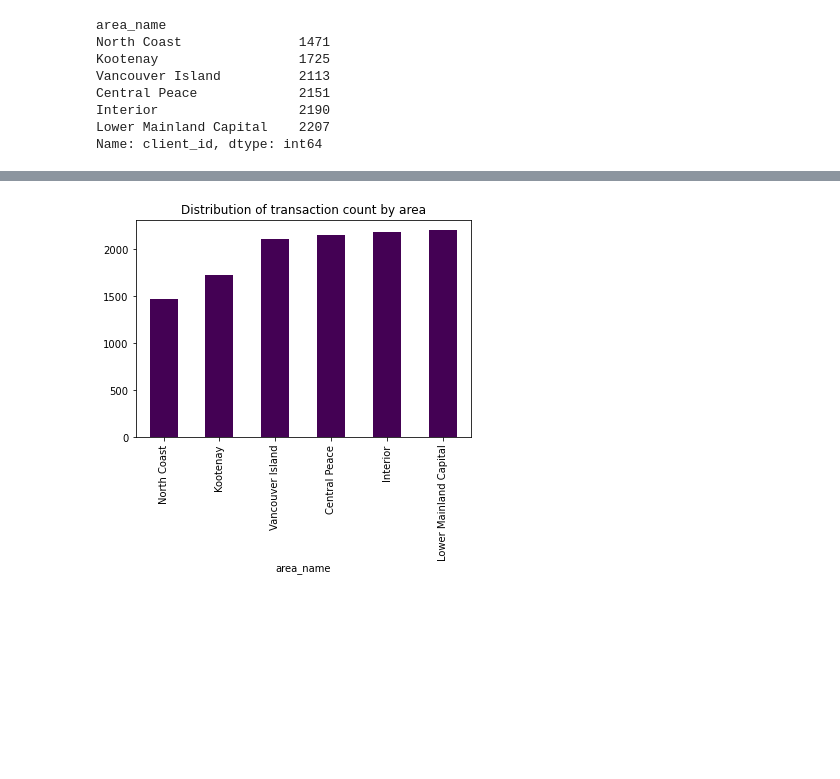
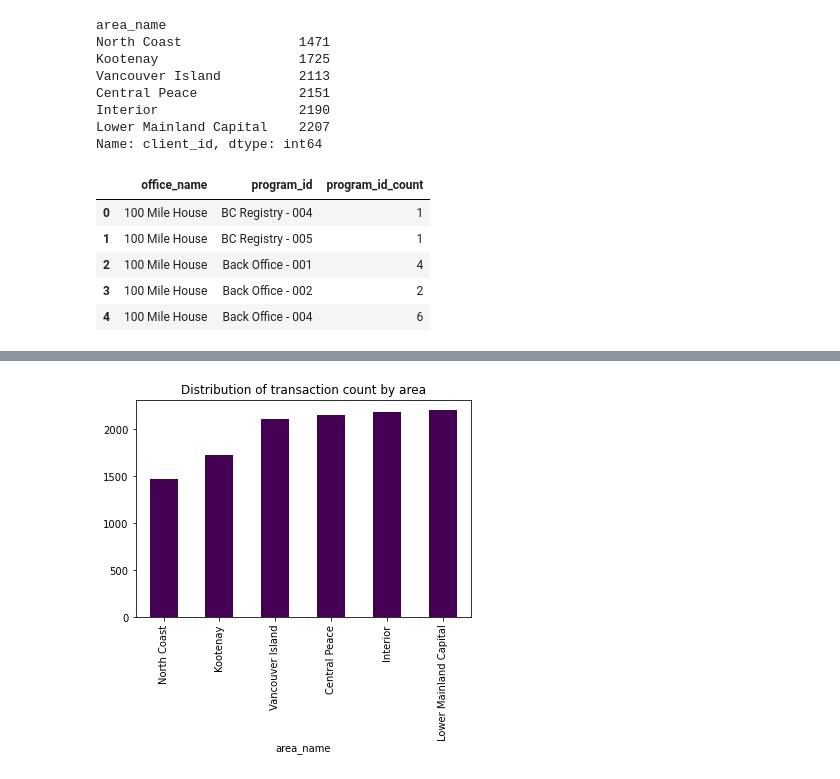
Before and after one commit to varunindurthi/Services-BC-EDA-REQ101268, a Jupyter notebook: data_analysis.ipynb, the cells around one changed output, grey strips where cells are left out. Saved outputs shown, nothing was run; the diff lists cells and outputs as text; code cells hidden in the pictures; blank space fills up the shorter version.

```diff
--- a/data_analysis.ipynb
+++ b/data_analysis.ipynb
@@ -472,3 +529,13 @@ Central Peace             2151
 Interior                  2190
 Lower Mainland Capital    2207
 Name: client_id, dtype: int64
+# %%
+service_counts_by_office =  merged_visit_df.groupby(['office_name','program_id']).agg(program_id_count=('client_id','count')).reset_index()
+service_counts_by_office.head()
+# %% [output]
+|  | office_name | program_id | program_id_count |
+| 0 | 100 Mile House | BC Registry - 004 | 1 |
+| 1 | 100 Mile House | BC Registry - 005 | 1 |
+| 2 | 100 Mile House | Back Office - 001 | 4 |
+| 3 | 100 Mile House | Back Office - 002 | 2 |
+| 4 | 100 Mile House | Back Office - 004 | 6 |
```
Also changed, not shown: parts of 18 cells of this notebook, 3 other files.
